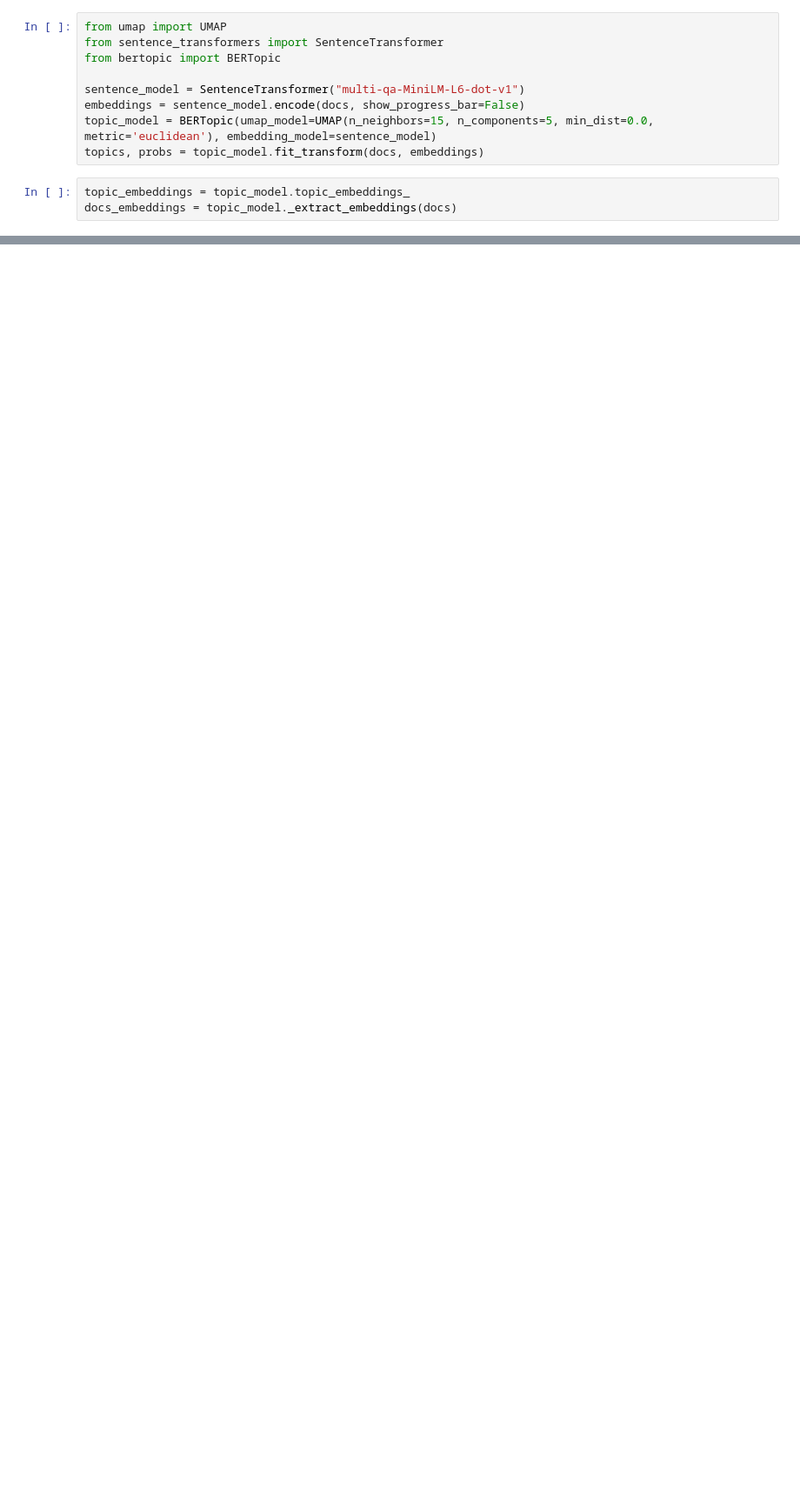
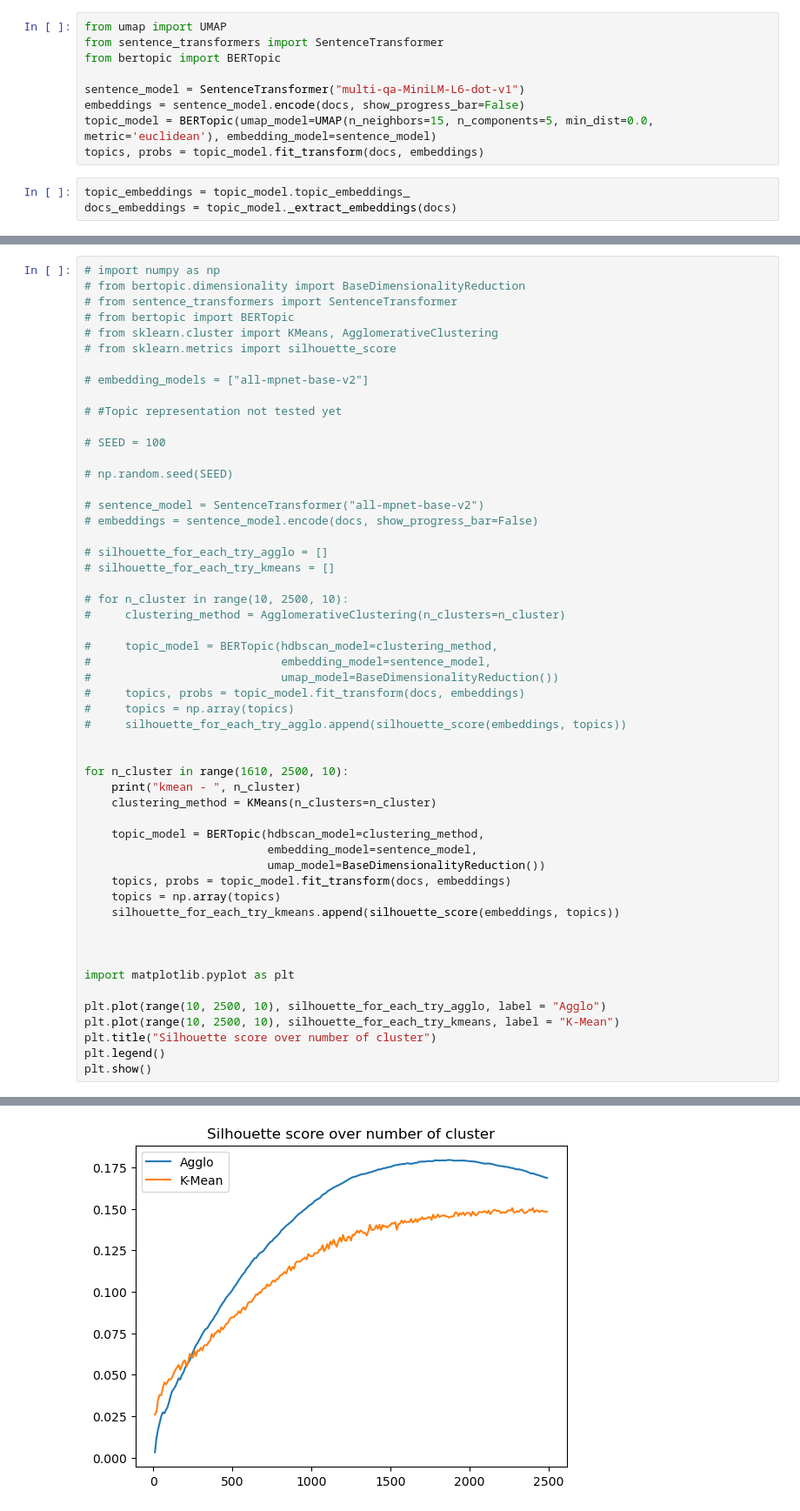
Before and after one commit to ancan203/BahnarOntologyMap, a Jupyter notebook: clustering_test.ipynb, the cells around one changed output, grey strips where cells are left out. Shown: that part at 87% size. Cells and saved outputs as stored; diff of their text form; blank space fills up the shorter version.

```diff
--- a/clustering_test.ipynb
+++ b/clustering_test.ipynb
@@ -199,0 +339,54 @@ Average distances for each cluster: [4.19412008 3.56826156 3.41267929 3.62278051
+# %%
+# import numpy as np
+# from bertopic.dimensionality import BaseDimensionalityReduction
+# from sentence_transformers import SentenceTransformer
+# from bertopic import BERTopic
+# from sklearn.cluster import KMeans, AgglomerativeClustering
+# from sklearn.metrics import silhouette_score
+
+# embedding_models = ["all-mpnet-base-v2"]
+
+# #Topic representation not tested yet
+
+# SEED = 100
+
+# np.random.seed(SEED)
+
+# sentence_model = SentenceTransformer("all-mpnet-base-v2")
+# embeddings = sentence_model.encode(docs, show_progress_bar=False)
+
+# silhouette_for_each_try_agglo = []
+# silhouette_for_each_try_kmeans = []
+
+# for n_cluster in range(10, 2500, 10):
+#     clustering_method = AgglomerativeClustering(n_clusters=n_cluster)
+
+#     topic_model = BERTopic(hdbscan_model=clustering_method,
+#                            embedding_model=sentence_model,
+#                            umap_model=BaseDimensionalityReduction())
+#     topics, probs = topic_model.fit_transform(docs, embeddings)
+#     topics = np.array(topics)
+#     silhouette_for_each_try_agglo.append(silhouette_score(embeddings, topics))
+
+
+for n_cluster in range(1610, 2500, 10):
+    print("kmean - ", n_cluster)
+    clustering_method = KMeans(n_clusters=n_cluster)
+
+    topic_model = BERTopic(hdbscan_model=clustering_method,
+                           embedding_model=sentence_model,
+                           umap_model=BaseDimensionalityReduction())
+    topics, probs = topic_model.fit_transform(docs, embeddings)
+    topics = np.array(topics)
+    silhouette_for_each_try_kmeans.append(silhouette_score(embeddings, topics))
+
+
+
+import matplotlib.pyplot as plt
+
+plt.plot(range(10, 2500, 10), silhouette_for_each_try_agglo, label = "Agglo")
+plt.plot(range(10, 2500, 10), silhouette_for_each_try_kmeans, label = "K-Mean")
+plt.title("Silhouette score over number of cluster")
+plt.legend()
+plt.show()
+# %% [output]
@@ -199,0 +410 @@ Average distances for each cluster: [4.19412008 3.56826156 3.41267929 3.62278051
+[figure, added]
```
Also changed, not shown: parts of 27 cells of this notebook, 2 other files.
